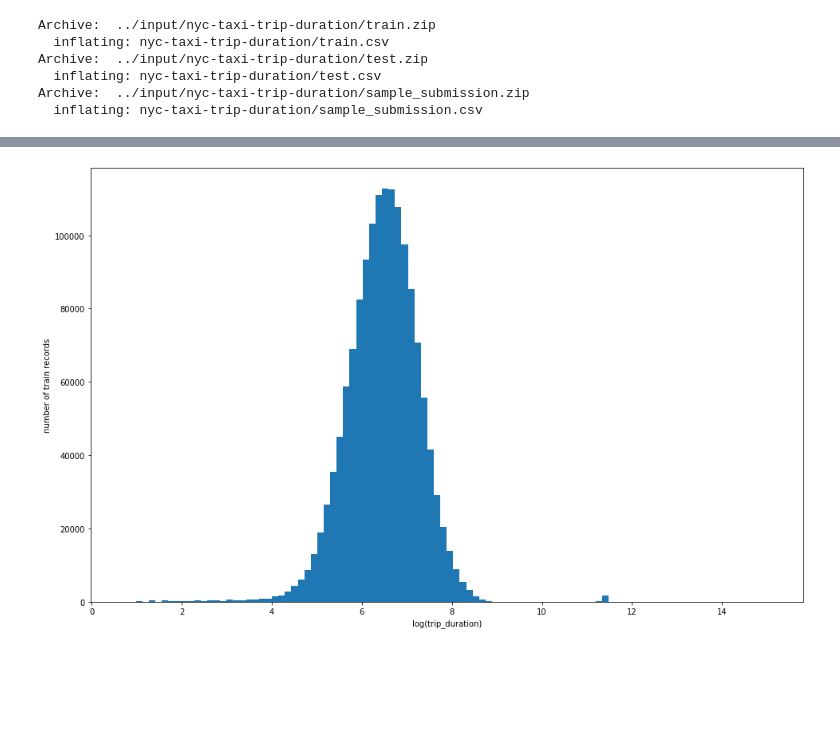
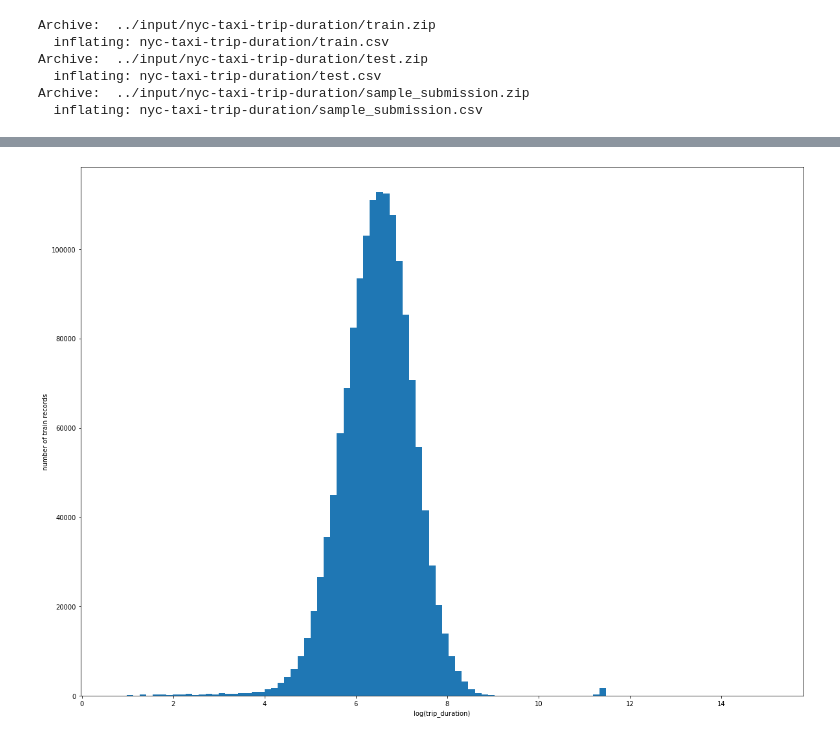
Before and after one commit to AnhDao1411/CSC14115, a Jupyter notebook: project.ipynb, the cells around one changed output, grey strips where cells are left out. Cells and saved outputs as stored; diff of their text form; code cells hidden in the pictures; blank space fills up the shorter version.

```diff
--- a/project.ipynb
+++ b/project.ipynb
@@ -67,12 +67,15 @@ $$\epsilon = \sqrt{\frac{1}{n}\sum^{n}_{i=1}(log(p_i + 1) -log(a_i + 1)) ^2}$$
 # Crafting good features for XGBoost
 
 %matplotlib inline
-import numpy as np # linear algebra
-import pandas as pd # data processing, CSV file I/O (e.g. pd.read_csv)
+import numpy as np
+import pandas as pd
 from datetime import timedelta
 import datetime as dt
 import matplotlib.pyplot as plt
-plt.rcParams['figure.figsize'] = [16, 10]
+import random
+
+plt.rcParams['figure.figsize'] = [20, 15]
+
 import seaborn as sns
 import xgboost as xgb
 from sklearn.model_selection import train_test_split
@@ -134,0 +169,5 @@ test DF has 625134 rows and 9 columns
+# %%
+train['pickup_datetime'] = pd.to_datetime(train['pickup_datetime'])
+test['pickup_datetime'] = pd.to_datetime(test['pickup_datetime'])
+
+train['dropoff_datetime'] = pd.to_datetime(train['dropoff_datetime'])
@@ -135,8 +241,8 @@ test DF has 625134 rows and 9 columns
 # %%
-train['log_trip_duration'] = np.log(train['trip_duration'].values + 1)
-plt.hist(train['log_trip_duration'].values, bins=100)
+train_log_trip_duration = np.log(train['trip_duration'].values + 1)
+plt.hist(train_log_trip_duration, bins=100)
 plt.xlabel('log(trip_duration)')
 plt.ylabel('number of train records')
 plt.show()
 # %% [output]
-[figure, old version]
+[figure, new version]
```
Also changed, not shown: parts of 26 cells of this notebook.
